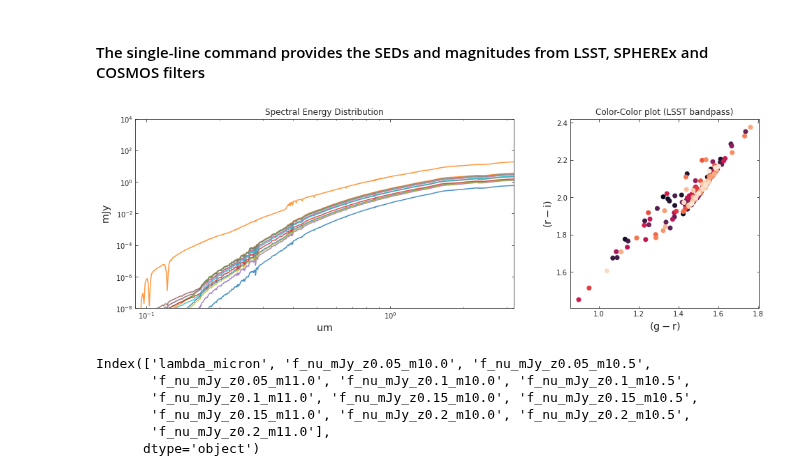
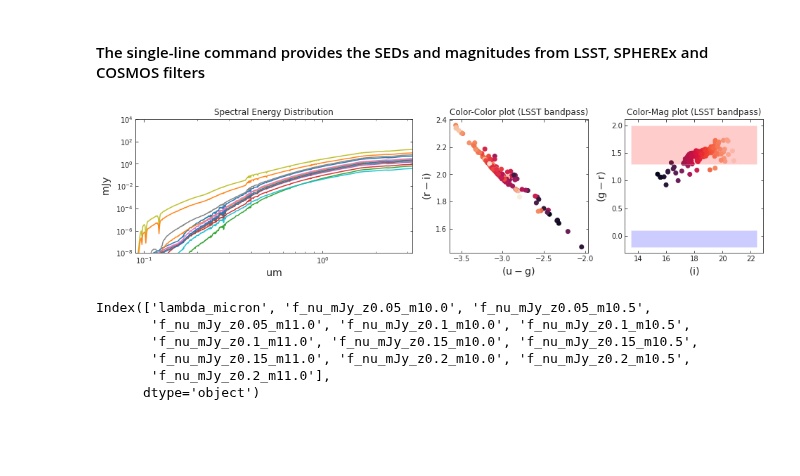
Before and after one commit to nesar/watercolor, a Jupyter notebook: nbs/index.ipynb, the cells around one changed output. Saved outputs shown, nothing was run; the diff lists cells and outputs as text; code cells hidden in the pictures; blank space fills up the shorter version.

```diff
--- a/nbs/index.ipynb
+++ b/nbs/index.ipynb
@@ -34,33 +34,43 @@ Number of galaxies: 200
 #### The single-line command provides the SEDs and magnitudes from LSST, SPHEREx and COSMOS filters
 # %%
 # Plotting SEDs and LSST colors
-f, ax = plt.subplots(1, 2, figsize=(16, 5), gridspec_kw={'width_ratios': [2, 1]})
+f, ax = plt.subplots(1, 3, figsize=(16, 3.5), gridspec_kw={'width_ratios': [2, 1, 1]})
 
 ax[0].set_title('Spectral Energy Distribution')
 ax[1].set_title('Color-Color plot (LSST bandpass)')
+ax[2].set_title('Color-Mag plot (LSST bandpass)')
 
 
+np.random.seed(432)
 for gal_id in np.random.randint(0, final_sed_mJy.shape[0], 12):
-    ax[0].plot(final_wave_um[gal_id], final_sed_mJy[gal_id], label=str(gal_id), alpha=0.8)
+    ax[0].plot(final_wave_um[gal_id], final_sed_mJy[gal_id], label=str(gal_id), alpha=0.94)
 
 ax[0].set_xlim(0.09, 3.2)
 ax[0].set_ylim(1e-8, 1e4)
 ax[0].set_xscale('log')
 ax[0].set_yscale('log')
 
 ax[0].set_xlabel(r'${\rm um}$', fontsize = 'x-large')
 ax[0].set_ylabel(r'${\rm mJy}}$', fontsize = 'x-large')
 # ax[0].legend(fontsize='x-large', ncol=3, title='Galaxy number')
 
 u, g, r, i, z, Y = lsst_mags.T
 
-ax[1].scatter(g-r, r-i, c=range(final_sed_mJy.shape[0]))
-ax[1].set_xlabel(r'${\rm (g-r)}$', fontsize = 'x-large')
+ax[1].scatter(u-g, r-i, c=i)
+ax[1].set_xlabel(r'${\rm (u-g)}$', fontsize = 'x-large')
 ax[1].set_ylabel(r'${\rm (r-i)}$', fontsize = 'x-large')
 
+ax[2].scatter(u, g-r, c=u)
+ax[2].set_xlabel(r'${\rm (i)}$', fontsize = 'x-large')
+ax[2].set_ylabel(r'${\rm (g-r)}$', fontsize = 'x-large')
+# ax[2].axhline(y=1.3, color='red')
+# ax[2].axhline(y=0.1, color='blue')
+ax[2].fill_between( np.linspace(0.9*i.min(), 1.1*i.max(), 100), 1.3, 2.0,  facecolor='red', alpha=0.2, interpolate=True)
+ax[2].fill_between( np.linspace(0.9*i.min(), 1.1*i.max(), 100), -0.2, 0.1,  facecolor='blue', alpha=0.2, interpolate=True)
+
 plt.show()
 # %% [output]
-[figure, old version]
+[figure, new version]
 # %%
 ## Checking the same galaxies at different redshifts
 # %%
```
Also changed, not shown: parts of 4 cells of this notebook, 12 other files.
